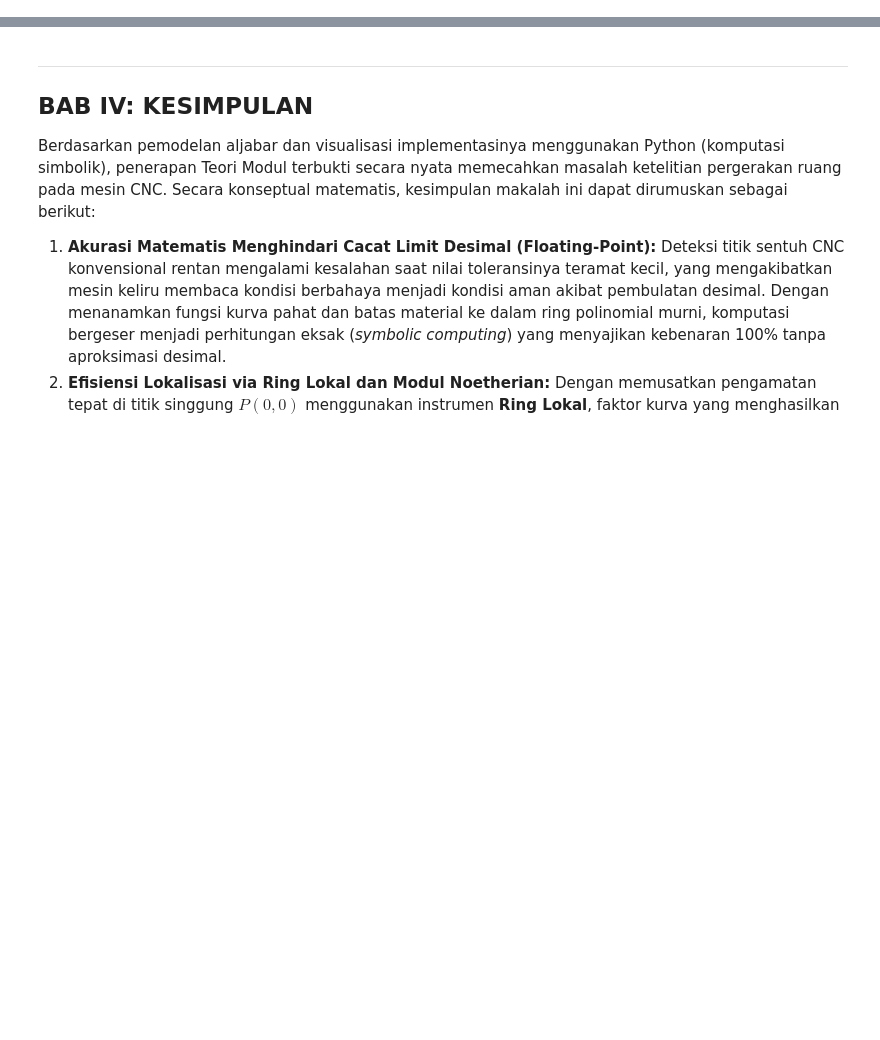
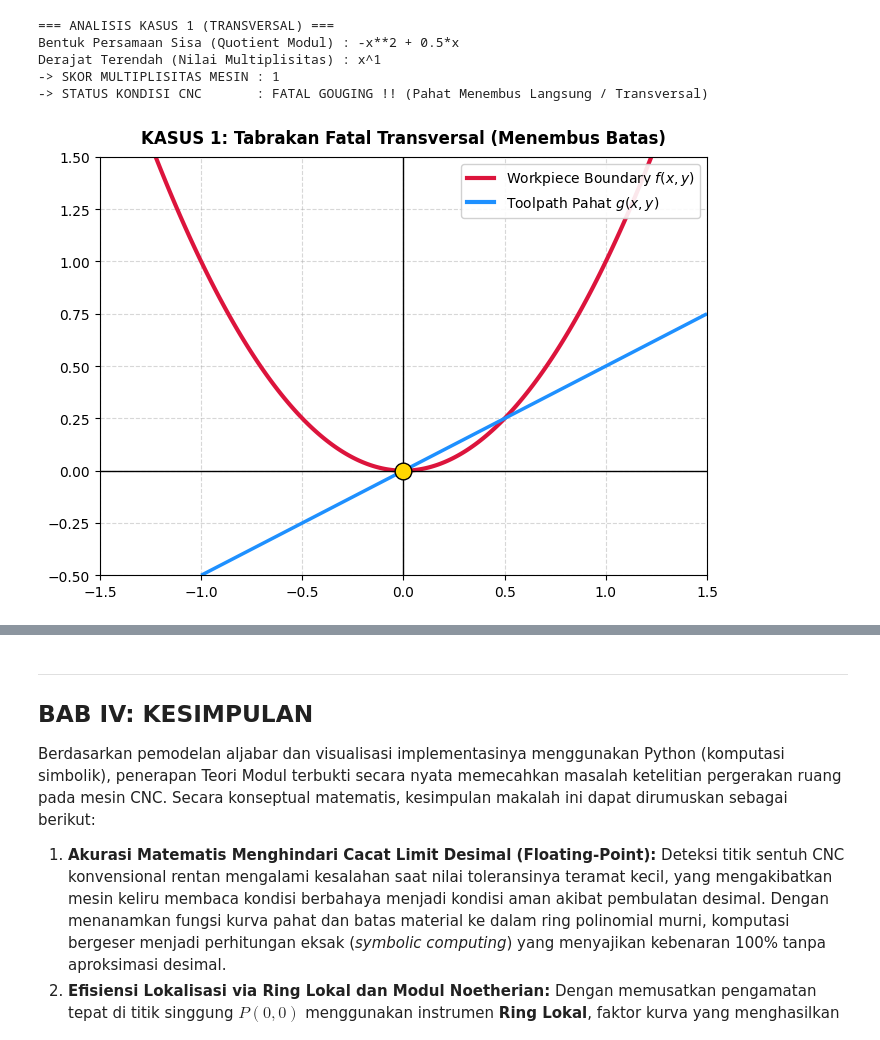
Before and after one commit to TetewHeroez/Tugas-Kuliah, a Jupyter notebook: Semester 8/Teori Modul/Modul Ring Lokal/ModulRingLokal.ipynb, the cells around one changed output, grey strips where cells are left out. Drawn from its saved outputs; the diff is of its cells as text; code cells hidden in the pictures; blank space fills up the shorter version.

```diff
--- a/Semester 8/Teori Modul/Modul Ring Lokal/ModulRingLokal.ipynb
+++ b/Semester 8/Teori Modul/Modul Ring Lokal/ModulRingLokal.ipynb
@@ -277,0 +190,27 @@ plt.show()
+# %%
+x, y = sp.symbols('x y')
+
+# Definisi Matematis
+f_batas = y - x**2
+y_lintasan_1 = 0.5 * x
+
+# 1. Panggil Fungsi Analitik Abstrak
+hitung_multiplisitas_cnc(f_batas, y_lintasan_1, "ANALISIS KASUS 1 (TRANSVERSAL)")
+
+# 2. Panggil Visualisasi Grafis
+f_lambdify_1 = sp.lambdify((x, y), f_batas, 'numpy')
+g_lambdify_1 = sp.lambdify((x, y), y - y_lintasan_1, 'numpy')
+
+plot_situasi_cnc(
+    f_lambdify_1,
+    g_lambdify_1,
+    title="KASUS 1: Tabrakan Fatal Transversal (Menembus Batas)",
+    limits=([-1.5, 1.5], [-0.5, 1.5])
+)
+# %% [output]
+=== ANALISIS KASUS 1 (TRANSVERSAL) ===
+Bentuk Persamaan Sisa (Quotient Modul) : -x**2 + 0.5*x
+Derajat Terendah (Nilai Multiplisitas) : x^1
+-> SKOR MULTIPLISITAS MESIN : 1
+-> STATUS KONDISI CNC       : FATAL GOUGING !! (Pahat Menembus Langsung / Transversal)
+[figure, added]
```
Also changed, not shown: parts of 17 cells of this notebook, 12 other files.
